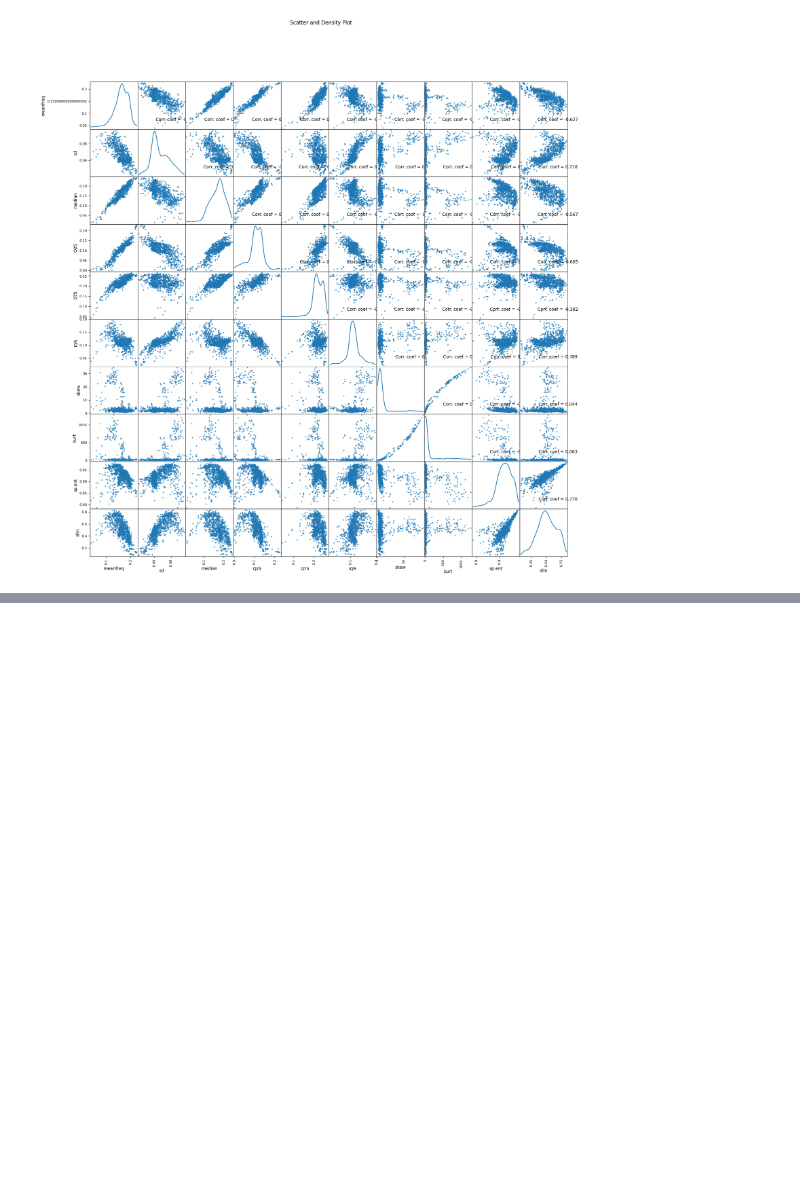
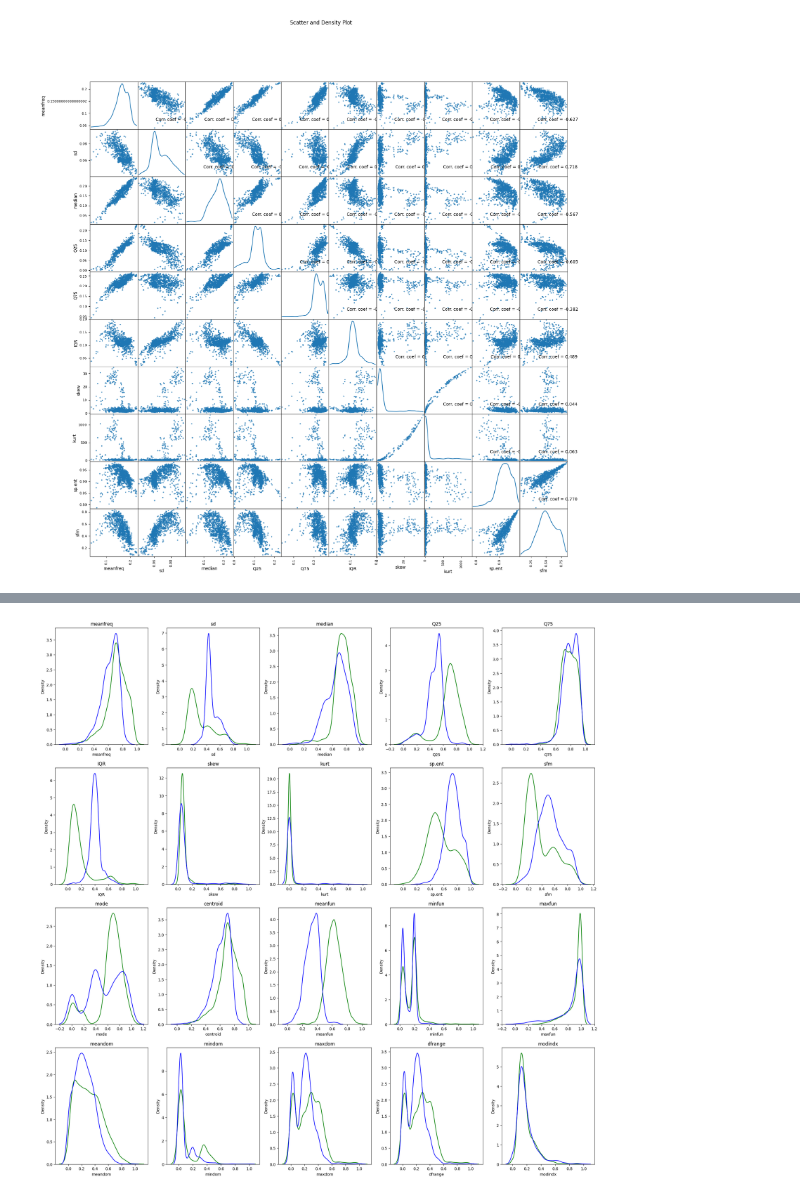
Before and after one commit to musafir-1194/project-ai-zone, a Jupyter notebook: gender_voice_diff.ipynb, the cells around one changed output, grey strips where cells are left out. Cells and saved outputs as stored; diff of their text form; code cells hidden in the pictures; blank space fills up the shorter version.

```diff
--- a/gender_voice_diff.ipynb
+++ b/gender_voice_diff.ipynb
@@ -103,0 +106,7 @@ plotScatterMatrix(df1, 20, 10)
+# %%
+import warnings
+warnings.filterwarnings('ignore')
+
+# read file
+voice = pd.read_csv('voice.csv')
+voice.head()
@@ -103,0 +153,14 @@ plotScatterMatrix(df1, 20, 10)
+# %%
+# Preprocessing: label encoder and normalization
+
+from sklearn import preprocessing
+
+# label encoding - a way of converting categorical values into numerical ones,
+# so that they can be used by ML models that only accept numerical inputs
+
+# LabelEncoder - The code is performing a task called label encoding, which is a way of converting categorical values
+# into numerical ones, so that they can be used by machine learning models that only accept numerical inputs
+le = preprocessing.LabelEncoder()
+
+voice['label'] = le.fit_transform(voice['label'])
+le.classes_
@@ -103,0 +169,3 @@ plotScatterMatrix(df1, 20, 10)
+# %%
+voice[:] = preprocessing.MinMaxScaler().fit_transform(voice)
+voice.head()
@@ -103,0 +180,14 @@ plotScatterMatrix(df1, 20, 10)
+# %%
+# visualization
+
+import matplotlib.pyplot as plt
+import seaborn as sns
+
+plt.subplots(4, 5, figsize=(25, 25))
+for i in range(1, 21):
+    plt.subplot(4, 5, i)
+    plt.title(voice.columns[i - 1])
+    sns.kdeplot(voice.loc[voice['label'] == 0, voice.columns[i - 1]], color='green', label='F')
+    sns.kdeplot(voice.loc[voice['label'] == 1, voice.columns[i - 1]], color='blue', label='M')
+# %% [output]
+[figure, added]
```
Also changed, not shown: parts of 21 cells of this notebook, 1 other file.
